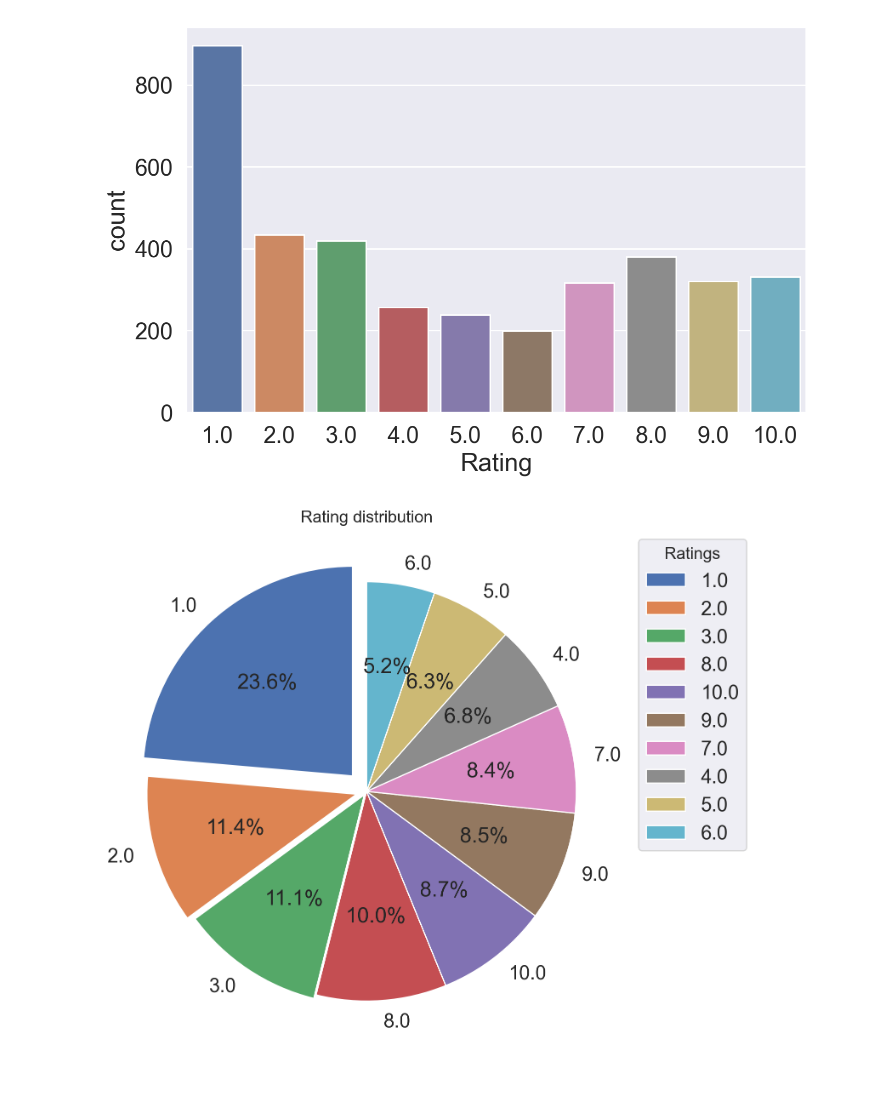
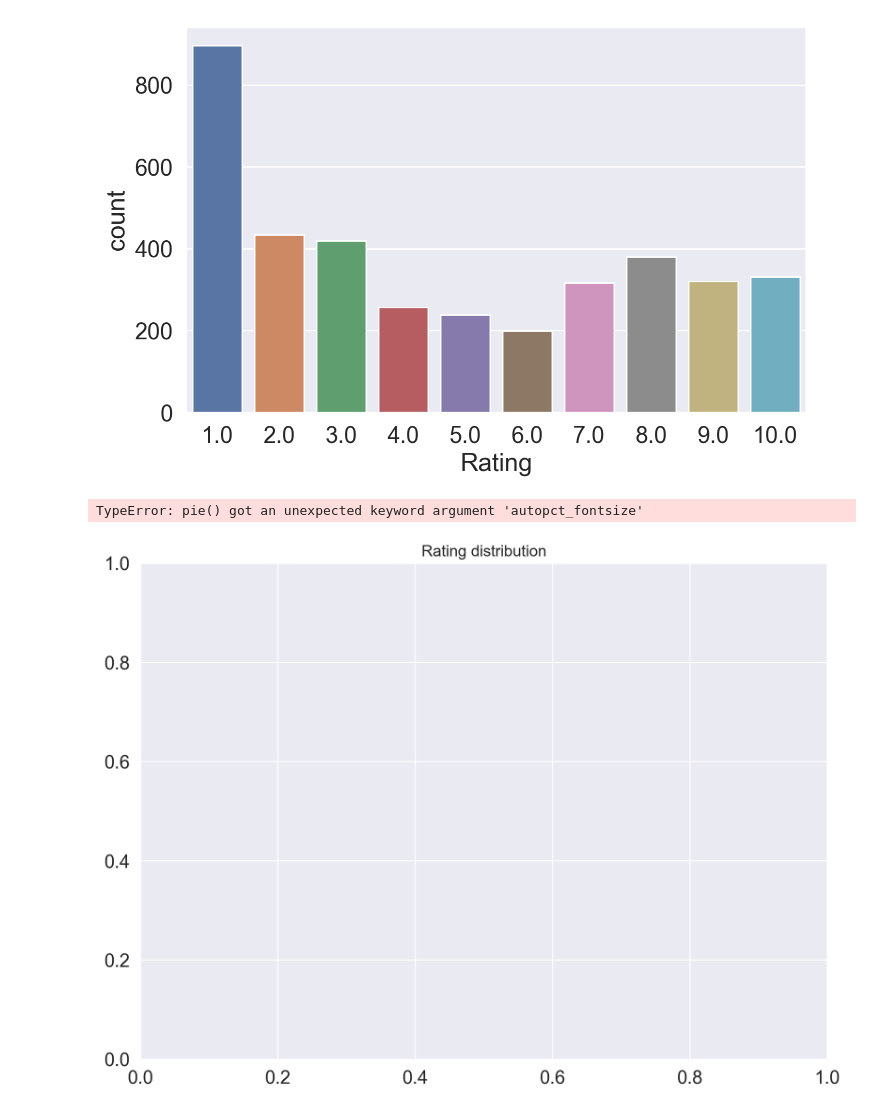
Before and after one commit to dakShh/ba-sentiment-analysis, a Jupyter notebook: notebooks/ba_sentiment_analysis.ipynb, the cells around one changed output. Drawn from its saved outputs; the diff is of its cells as text; code cells hidden in the pictures.

```diff
--- a/notebooks/ba_sentiment_analysis.ipynb
+++ b/notebooks/ba_sentiment_analysis.ipynb
@@ -259,15 +259,16 @@ sns.countplot(reviews, x="Rating", palette="deep")
 [figure]
 # %%
 # explode 1st slice
-explode = (0.1,0.05,0.02, 0,0,0,0,0,0,0)
+explode = (0.1,0.08,0.04, 0,0,0,0,0,0,0)
 
 labels = reviews['Rating'].value_counts().index.to_list()
 plt.figure(figsize=(11, 8))
 plt.title("Rating distribution")
-plt.pie(reviews['Rating'].value_counts(), explode=explode, startangle=90, autopct='%1.1f%%', labels=labels)
+plt.pie(reviews['Rating'].value_counts(), explode=explode, startangle=90, autopct='%1.1f%%', labels=labels,pctdistance=0.8, autopct_fontsize=8)
 
 plt.legend(labels=labels, loc="best")
 plt.legend(title="Ratings", title_fontsize=14, loc="upper left", bbox_to_anchor=(1, 1))
 plt.show()
 # %% [output]
+TypeError: pie() got an unexpected keyword argument 'autopct_fontsize'
-[figure, old version]
+[figure, new version]
```
Also changed, not shown: parts of 7 cells of this notebook.
